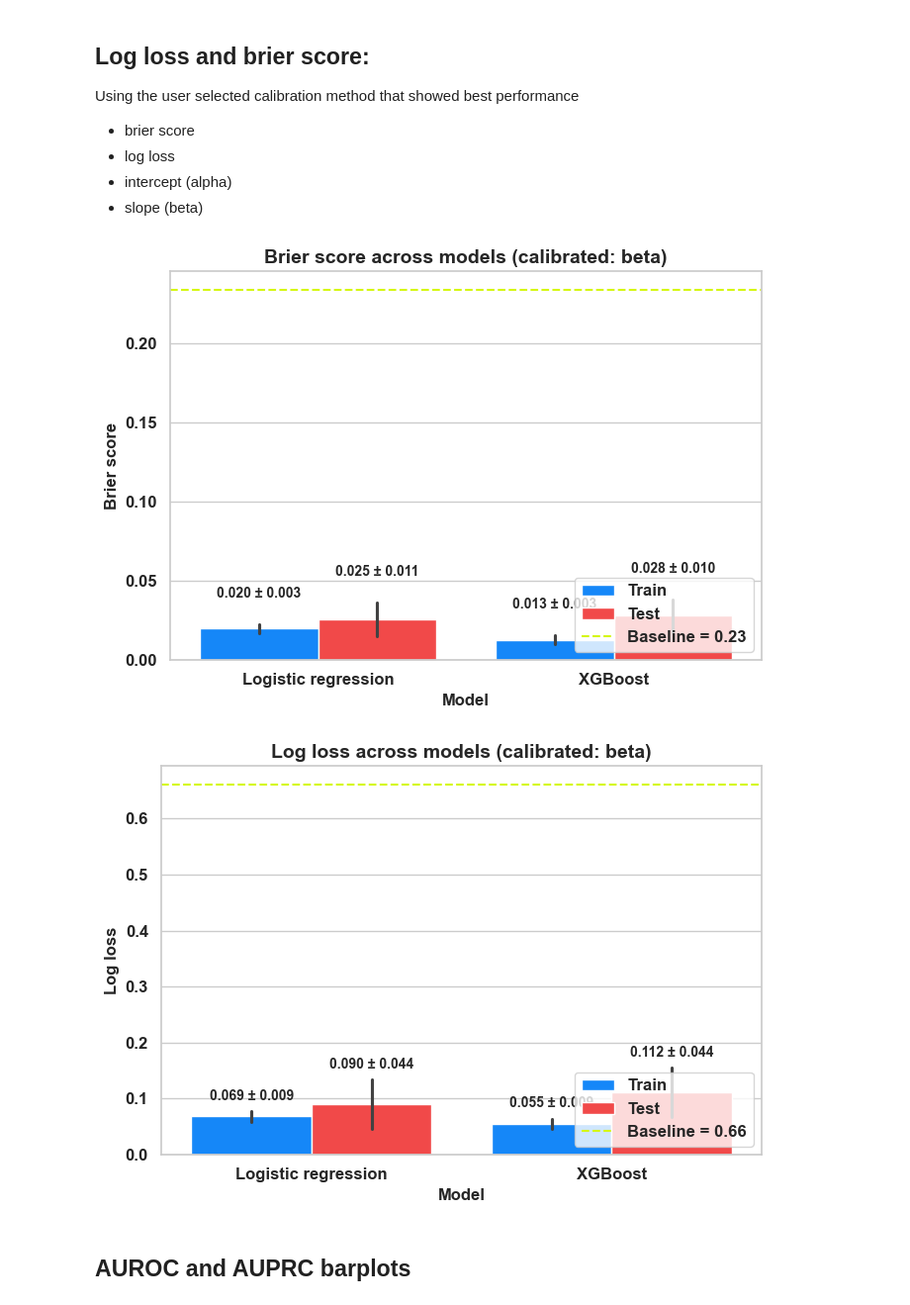
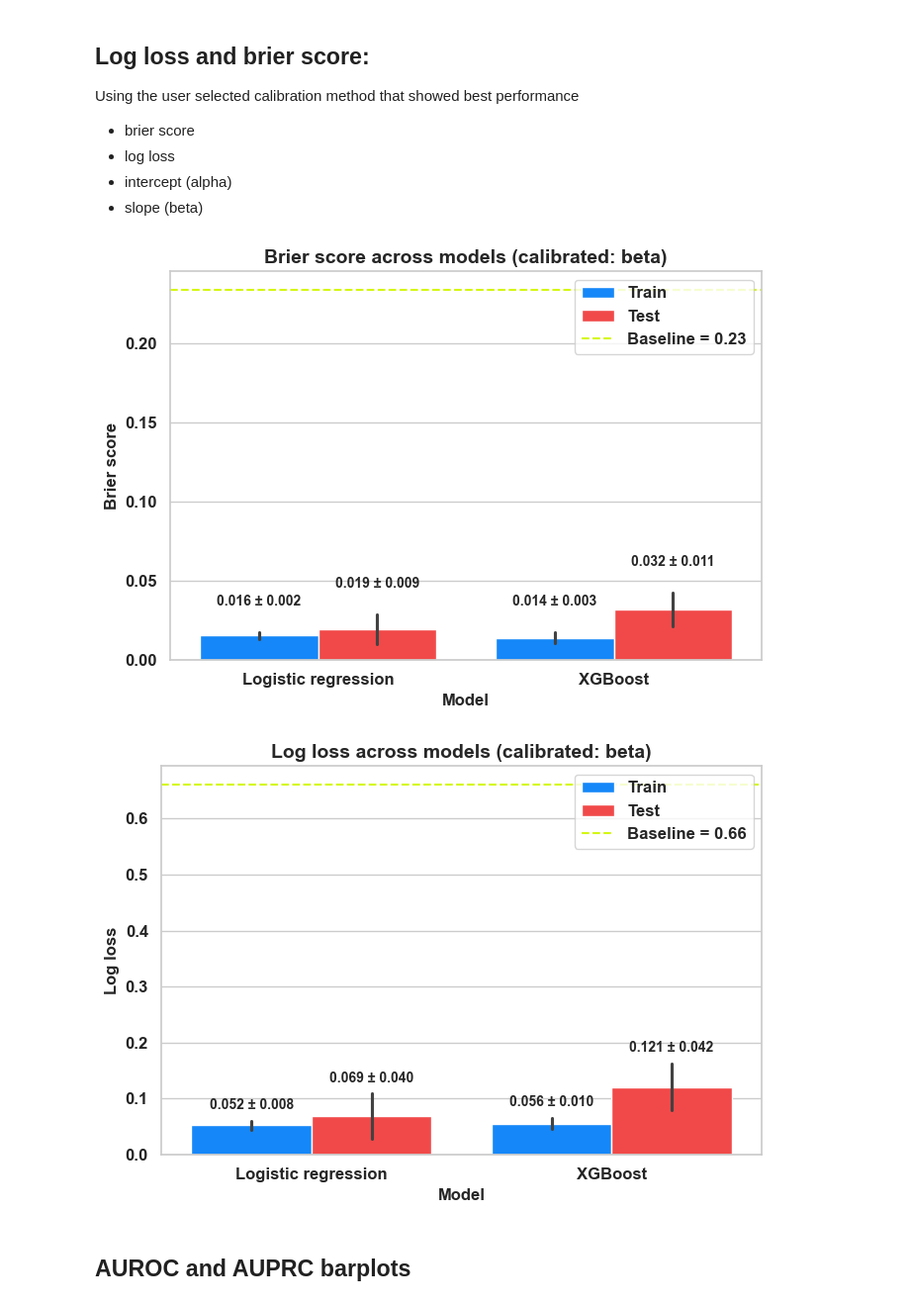
Before and after one commit to NehemiahZewde/AI_framework, a Jupyter notebook: tutorial/model_train_eval.ipynb, the cells around one changed output. Shown at 99% size. Drawn from its saved outputs; the diff is of its cells as text; code cells hidden in the pictures.

```diff
--- a/tutorial/model_train_eval.ipynb
+++ b/tutorial/model_train_eval.ipynb
@@ -314,7 +322,7 @@ xgb_top  = final_features['final_by_model']['xgboost']['feature_names_selected']
 
 config = {
     "cv": {
-        "num_trials": 3,
+        "num_trials": 5,
         "n_outer_splits": 5,
         "n_inner_splits": 4,
     },
@@ -668,20 +676,20 @@ Using the user selected calibration method that showed best performance
 # %%
 
 mtci.plot_brier_logloss(
     eval_results,
     model_names= None, # None= use all model with the same calibration
     calibration_method="beta",
     use_calibrated=True,
     include_uncalib_oof=False,
     method_alias={"logistic_regression": "Logistic regression", "xgboost": "XGBoost"},
     split_palette={"Train": "#1587F8", "Test": "#F14949"},
-    figsize=(7,5), legend_loc= "lower right", show_prevalence_baseline=True,
+    figsize=(7,5), legend_loc= "upper right", show_prevalence_baseline=True,
     annotate_font_size = 10,
     #logloss_ylim=(0, 1)
 )
 # %% [output]
-[figure, old version]
+[figure, new version]
-[figure, old version]
+[figure, new version]
 # %% [markdown]
 ## AUROC and AUPRC barplots
 # %%
```
Also changed, not shown: parts of 10 cells of this notebook, 6 other files.
